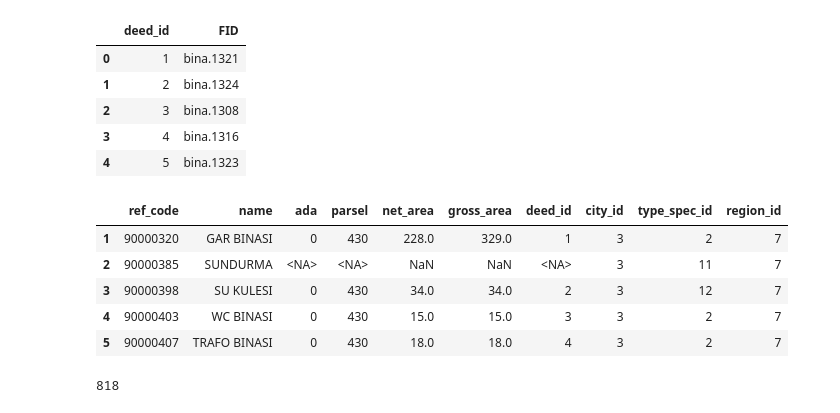
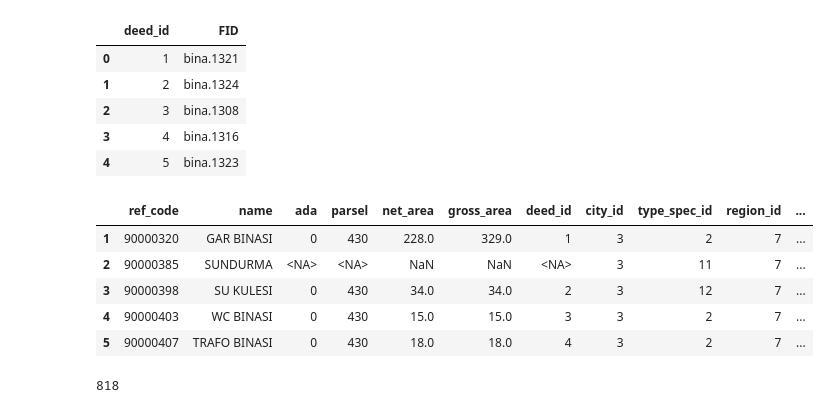
Before and after one commit to kurtgodel1/emlak, a Jupyter notebook: emlak.ipynb, the cells around one changed output. Cells and saved outputs as stored; diff of their text form; code cells hidden in the pictures.

```diff
--- a/emlak.ipynb
+++ b/emlak.ipynb
@@ -214,7 +223,7 @@ independent_section = building[building["Hiyerarşi"].str.len() > 17]
 
 deed = emlakverileri[["Ada", "Parsel", "City", "TabanAlanı", "ToplamİnşaatAlanı", "FID"]]
 
-campus = campus[["Region", "LocName"]]
+campus = campus[["Region", "LocName", "Code"]]
 
 campus.head()
 # %% [output]
@@ -312,6 +321,13 @@ campus_region = campus.merge(regions, left_on="Region", right_on="name", how="le
                 .drop(columns=["Region","name"])\
                 .rename(columns={'LocName': 'name','index': 'region_id'})
 campus_region.index += 1
+
+campus_codes = campus_region\
+               .drop(columns=["name", "region_id"])\
+               .reset_index(names="campus_id")\
+               .astype({"Code": 'Int64'})
+
+campus_region.drop(columns="Code", inplace=True)
 campus_region.head()
 # %% [output]
 |  | name | region_id |
@@ -339,34 +355,37 @@ deed_id.head()
 # %%
 #Real Estate
 
 real_estate_full = real_estate\
                    .astype({"ParentCode": 'Int64', "Code":'Int64', 'Ada':'Int64', 'Parsel':'Int64', 'TabanAlanı':'float'})\
                    .merge(deed_id, left_on="FID", right_on="FID", how="left")\
                    .astype({"deed_id": 'Int64'})\
                    .drop(columns=["FID"])\
                    .merge(cities, left_on="City", right_on="Name", how="left")\
                    .drop(columns=["City","Name"])\
                    .astype({"city_id": 'Int64'})\
                    .merge(typ, left_on="Type", right_on="name", how="left")\
                    .drop(columns=["Type","name"])\
                    .merge(regions, left_on="Region", right_on="name", how="left")\
                    .drop(columns=["Region","name"])\
                    .astype({"region_id": 'Int64'})\
                    .rename(columns={'Code': 'ref_code', 'LocName':'name', 'Ada':'ada',
                                     'Parsel':'parsel', 'TabanAlanı':'net_area', 'ToplamİnşaatAlanı':'gross_area',
                                    'index':'region_id'})\
-                   .drop(columns=["ParentCode","Hiyerarşi"])
+                   .drop(columns=["Hiyerarşi"])\
+                   .merge(campus_codes, left_on="ParentCode", right_on="Code", how="left")\
+                   .astype({"campus_id": 'Int64'})\
+                   .drop(columns=["ParentCode","Code"])
 
 real_estate_full.index += 1
 
 real_estate_full.head()
 # %% [output]
-|  | ref_code | name | ada | parsel | net_area | gross_area | deed_id | city_id | type_spec_id | region_id |
-| 1 | 90000320 | GAR BINASI | 0 | 430 | 228.0 | 329.0 | 1 | 3 | 2 | 7 |
-| 2 | 90000385 | SUNDURMA | <NA> | <NA> | NaN | NaN | <NA> | 3 | 11 | 7 |
-| 3 | 90000398 | SU KULESI | 0 | 430 | 34.0 | 34.0 | 2 | 3 | 12 | 7 |
-| 4 | 90000403 | WC BINASI | 0 | 430 | 15.0 | 15.0 | 3 | 3 | 2 | 7 |
-| 5 | 90000407 | TRAFO BINASI | 0 | 430 | 18.0 | 18.0 | 4 | 3 | 2 | 7 |
+|  | ref_code | name | ada | parsel | net_area | gross_area | deed_id | city_id | type_spec_id | region_id | ... |
+| 1 | 90000320 | GAR BINASI | 0 | 430 | 228.0 | 329.0 | 1 | 3 | 2 | 7 | ... |
+| 2 | 90000385 | SUNDURMA | <NA> | <NA> | NaN | NaN | <NA> | 3 | 11 | 7 | ... |
+| 3 | 90000398 | SU KULESI | 0 | 430 | 34.0 | 34.0 | 2 | 3 | 12 | 7 | ... |
+| 4 | 90000403 | WC BINASI | 0 | 430 | 15.0 | 15.0 | 3 | 3 | 2 | 7 | ... |
+| 5 | 90000407 | TRAFO BINASI | 0 | 430 | 18.0 | 18.0 | 4 | 3 | 2 | 7 | ... |
 # %%
 real_estate_full.to_sql('real_estate',con=engine, if_exists='append', index_label='id')
 # %% [output]
```
Also changed, not shown: parts of 2 cells of this notebook.
